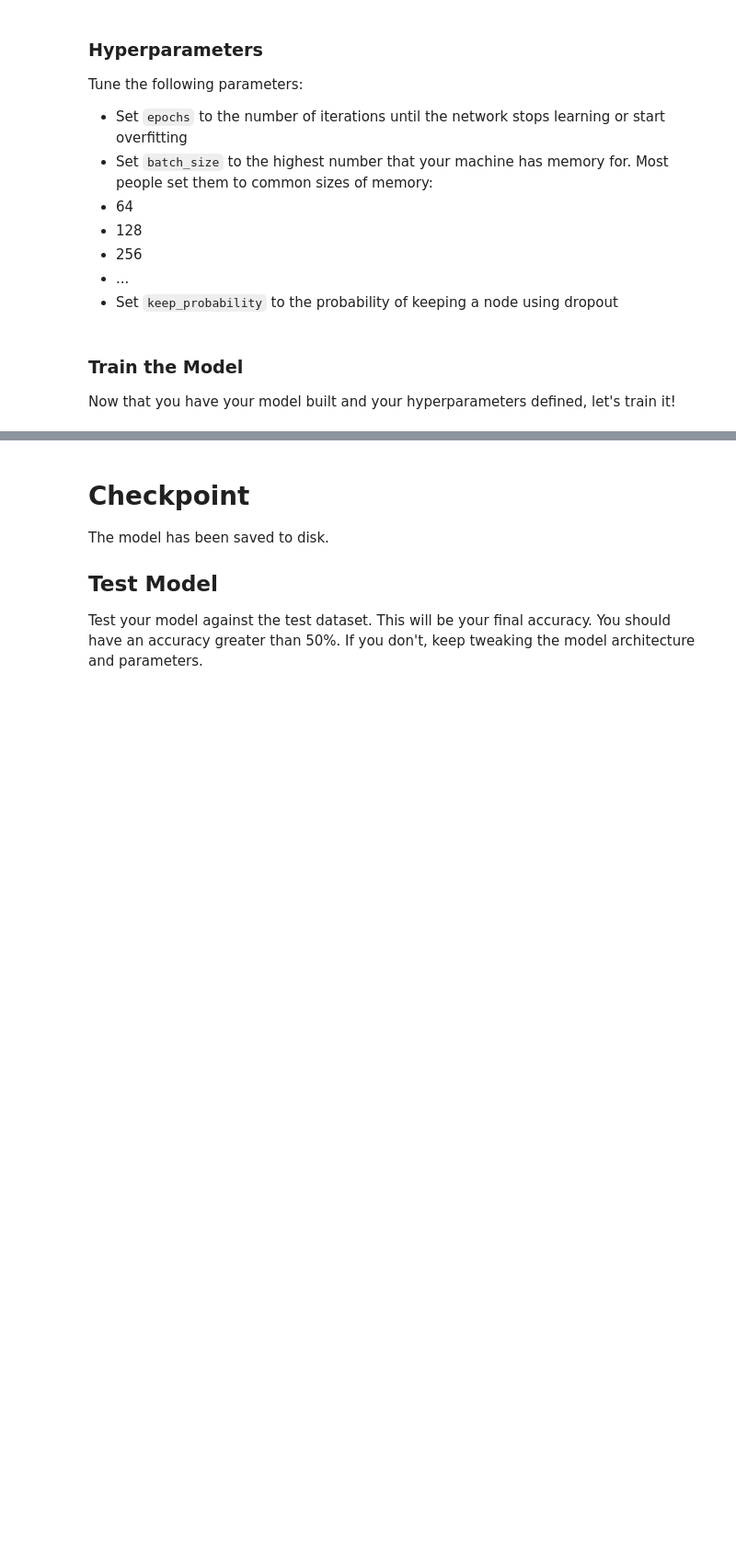
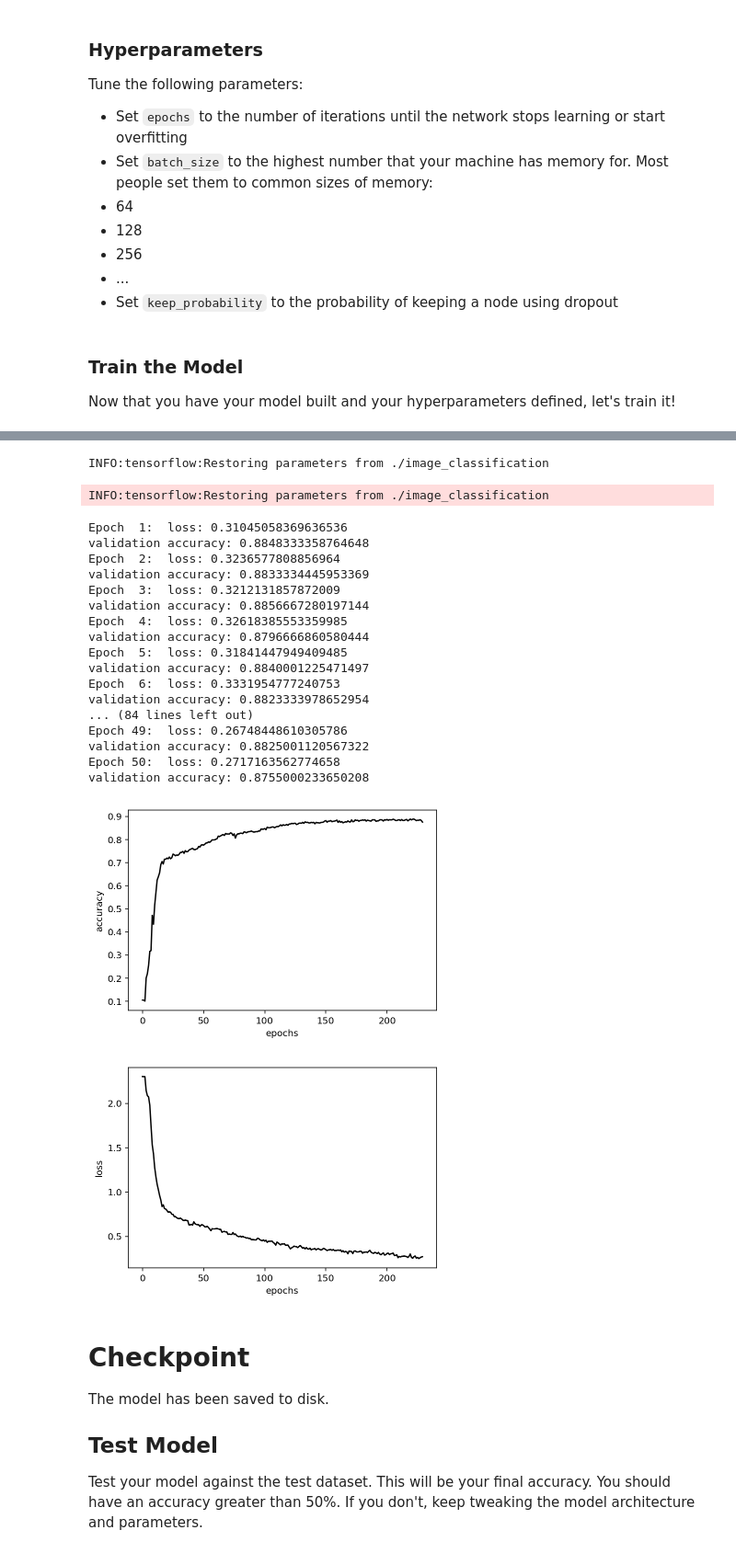
Before and after one commit to OptimomEngineer/RoboND-CNN-Lab, a Jupyter notebook: CNN_lab.ipynb, the cells around one changed output, grey strips where cells are left out. Shown at 92% size. Cells and saved outputs as stored; diff of their text form; code cells hidden in the pictures; blank space fills up the shorter version.

```diff
--- a/CNN_lab.ipynb
+++ b/CNN_lab.ipynb
@@ -491,3 +543,52 @@ validation accuracy: 0.0925000011920929
+# %%
+def train_more(epochs, total_epochs, accuracies, losses):
+    """
+    Test the model for more epochs and save it
+    """
+
+    with tf.Session() as sess:
+        # Load model
+        saver.restore(sess, save_model_path)
+
+        for epoch in range(epochs):
+            for batch_features, batch_labels in helper.load_preprocess_training_batch(batch_size):
+                train_neural_network(sess, optimizer, keep_probability, batch_features, batch_labels)
+            print('Epoch {:>2}:  '.format(epoch + 1), end='')
+            loss, validation_accuracy = print_stats(sess, batch_features, batch_labels, cost, accuracy)
+            total_epochs += 1
+            accuracies.append(validation_accuracy)
+            losses.append(loss)
+
+        # Save Model
+        save_path = saver.save(sess, save_model_path)
+
+    return total_epochs, accuracies, losses
+
+total_epochs, accuracies, losses = train_more(50, total_epochs=total_epochs, accuracies=accuracies, losses=losses)
+plot_accuracy(total_epochs, accuracies)
+plot_loss(total_epochs, losses)
+# %% [output]
+INFO:tensorflow:Restoring parameters from ./image_classification
+INFO:tensorflow:Restoring parameters from ./image_classification
+Epoch  1:  loss: 0.31045058369636536
+validation accuracy: 0.8848333358764648
+Epoch  2:  loss: 0.3236577808856964
+validation accuracy: 0.8833334445953369
+Epoch  3:  loss: 0.3212131857872009
+validation accuracy: 0.8856667280197144
+Epoch  4:  loss: 0.32618385553359985
+validation accuracy: 0.8796666860580444
+Epoch  5:  loss: 0.31841447949409485
+validation accuracy: 0.8840001225471497
+Epoch  6:  loss: 0.3331954777240753
+validation accuracy: 0.8823333978652954
+... (84 lines left out)
+Epoch 49:  loss: 0.26748448610305786
+validation accuracy: 0.8825001120567322
+Epoch 50:  loss: 0.2717163562774658
+validation accuracy: 0.8755000233650208
+[figure, added]
+[figure, added]
 # %% [markdown]
 # Checkpoint
 The model has been saved to disk.
```
Also changed, not shown: parts of 8 cells of this notebook.
